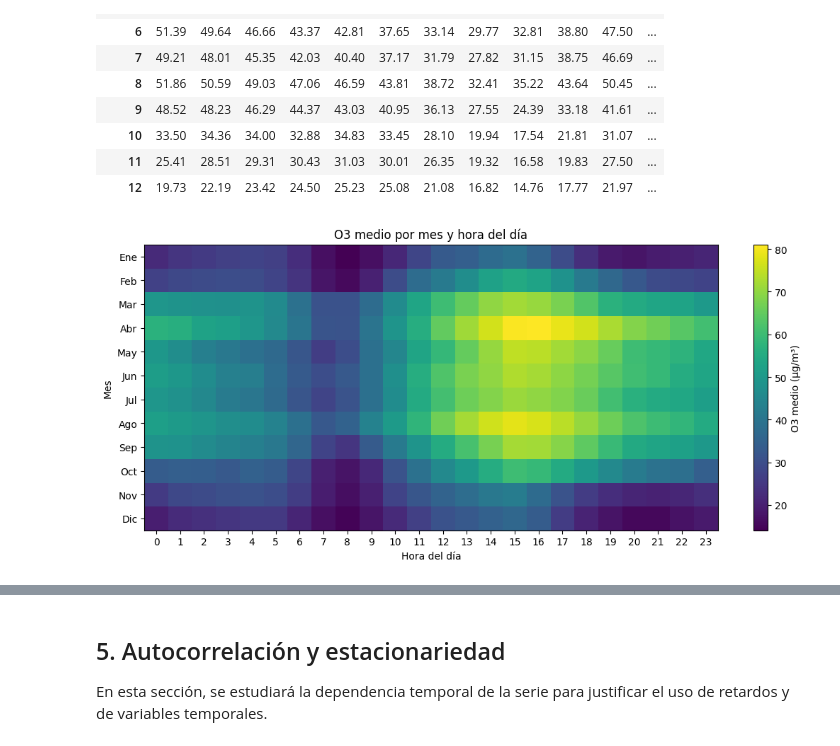
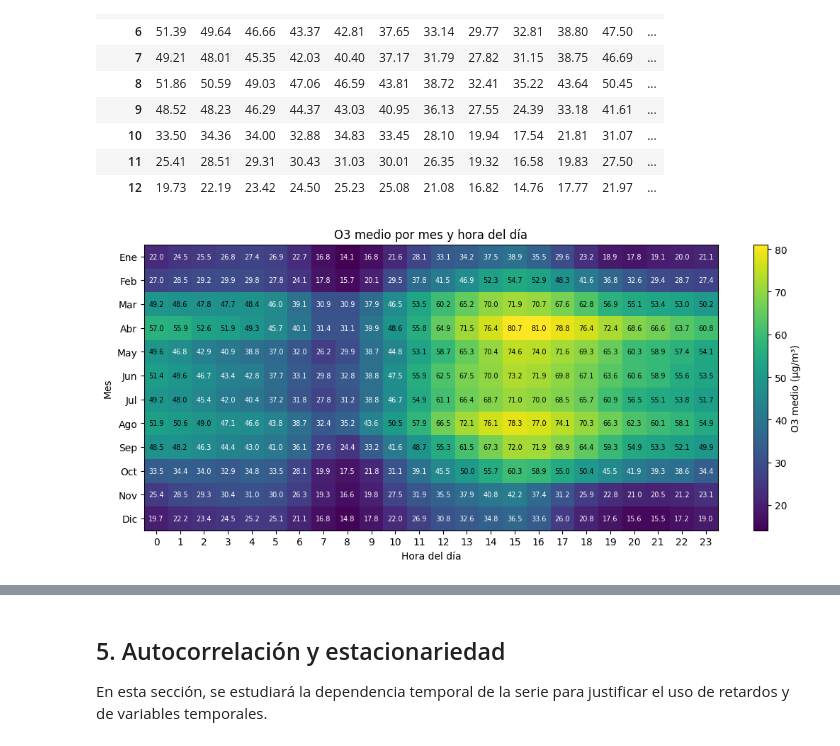
Before and after one commit to hipenation2142/trabajo, a Jupyter notebook: notebooks/01_eda_o3.ipynb, the cells around one changed output, grey strips where cells are left out. Cells and saved outputs as stored; diff of their text form; code cells hidden in the pictures.

```diff
--- a/notebooks/01_eda_o3.ipynb
+++ b/notebooks/01_eda_o3.ipynb
@@ -459,6 +459,18 @@ ax.set_xticklabels(missing_by_month.columns)
 ax.set_yticks(np.arange(len(missing_by_month.index)))
 ax.set_yticklabels(missing_by_month.index)
 
+# Se añaden los valores numéricos dentro de cada celda.
+for i in range(len(missing_by_month.index)):
+    for j in range(len(missing_by_month.columns)):
+        value = missing_by_month.iloc[i, j]
+        normalized_value = image.norm(value)
+        text_color = "white" if normalized_value < 0.5 else "black"
+        ax.text(
+            j, i, f"{value:.1f}",
+            ha="center", va="center",
+            color=text_color, fontsize=8
+        )
+
 fig.colorbar(image, ax=ax, label="% valores ausentes")
 
 fig.tight_layout()
@@ -1330,31 +1342,45 @@ month_hour_matrix.to_csv(TABLES_DIR / "eda_o3_month_hour_matrix.csv")
 # %%
 # Se dibuja un mapa de calor del O3 medio por mes y hora.
 # Como se verá, las filas representan meses y las columnas horas del día.
 # Además, los patrones de color permiten identificar cuándo se concentran los valores más altos.
 fig, ax = plt.subplots(figsize=(11, 5))
 
 image = ax.imshow(month_hour_matrix.values, aspect="auto")
 
 ax.set_title("O3 medio por mes y hora del día")
 ax.set_xlabel("Hora del día")
 ax.set_ylabel("Mes")
 
 ax.set_xticks(np.arange(24))
 ax.set_xticklabels(range(24))
 
 ax.set_yticks(np.arange(12))
 ax.set_yticklabels(month_labels)
 
+# Se añaden los valores numéricos dentro de cada celda.
+for i in range(month_hour_matrix.shape[0]):
+    for j in range(month_hour_matrix.shape[1]):
+        value = month_hour_matrix.iloc[i, j]
+        normalized_value = image.norm(value)
+        text_color = "white" if normalized_value < 0.5 else "black"
+        ax.text(
+            j, i, f"{value:.1f}",
+            ha="center",
+            va="center",
+            color=text_color,
+            fontsize=7
+        )
+
 fig.colorbar(image, ax=ax, label="O3 medio (µg/m³)")
 
 fig.tight_layout()
 
 fig.savefig(
     FIGURES_GENERATED_DIR / "eda_o3_month_hour_heatmap.png",
     dpi=150,
     bbox_inches="tight",
 )
 
 plt.show()
 # %% [output]
-[figure, old version]
+[figure, new version]
```
Also changed, not shown: parts of 11 cells of this notebook, 3 other files.
